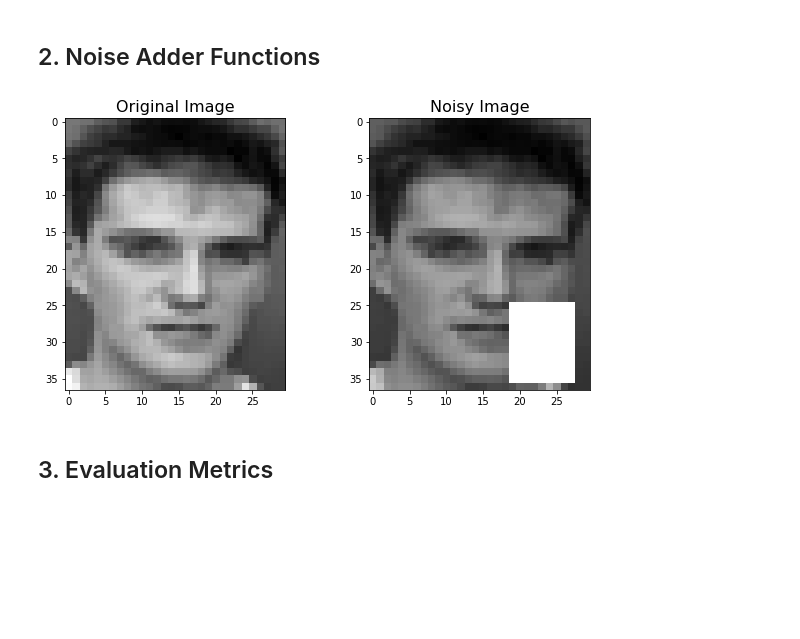
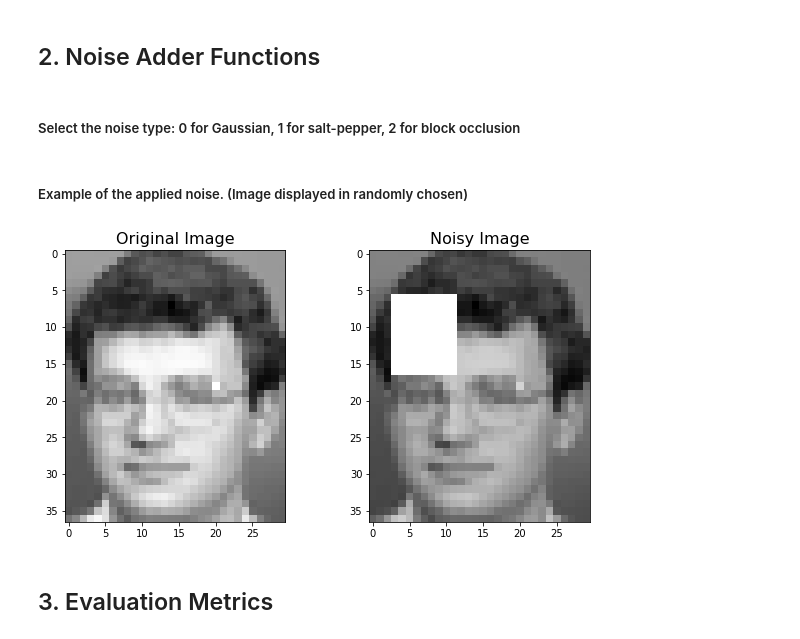
Before and after one commit to zyinghua/nmf-robustness-analysis, a Jupyter notebook: code.ipynb, the cells around one changed output. Cells and saved outputs as stored; diff of their text form; code cells hidden in the pictures; blank space fills up the shorter version.

```diff
--- a/code.ipynb
+++ b/code.ipynb
@@ -159,25 +173,29 @@ def add_block_occlusion_noise(img, img_size, width=0.3, height=0.3):
+# %% [markdown]
+##### Select the noise type: 0 for Gaussian, 1 for salt-pepper, 2 for block occlusion
 # %%
 # 0 for Gaussian, 1 for salt-pepper, 2 for block occlusion
 n_id = 3
 
 if n_id == 1:
-    X_noise = add_gaussian_noise(X_hat, sd=0.05)
+    X_noise = add_gaussian_noise(X_hat, sd=0.1)
 elif n_id == 2:
-    X_noise = add_salt_pepper_noise(X_hat, noise_prob=0.5, salt_prob=0.5)
+    X_noise = add_salt_pepper_noise(X_hat, noise_prob=0.15, salt_prob=0.5)
 else:
     X_noise = add_block_occlusion_noise(X_hat, img_size, width=0.3, height=0.3)
+# %% [markdown]
+##### Example of the applied noise. (Image displayed in randomly chosen)
 # %%
-noise_demo_img_index = 230
+noise_demo_img_index = np.random.randint(0, X_noise.shape[1])
 
 plt.figure(figsize=(10,5))
 plt.subplot(121)
 plt.title("Original Image", fontsize=16)
 plt.imshow(X_hat[:,noise_demo_img_index].reshape(img_size[1], img_size[0]), cmap=plt.cm.gray)
 
 plt.subplot(122)
 plt.title("Noisy Image", fontsize=16)
 plt.imshow(X_noise[:,noise_demo_img_index].reshape(img_size[1], img_size[0]), cmap=plt.cm.gray)
 
 plt.show()
 # %% [output]
-[figure, old version]
+[figure, new version]
```
Also changed, not shown: parts of 44 cells of this notebook, 3 other files.
